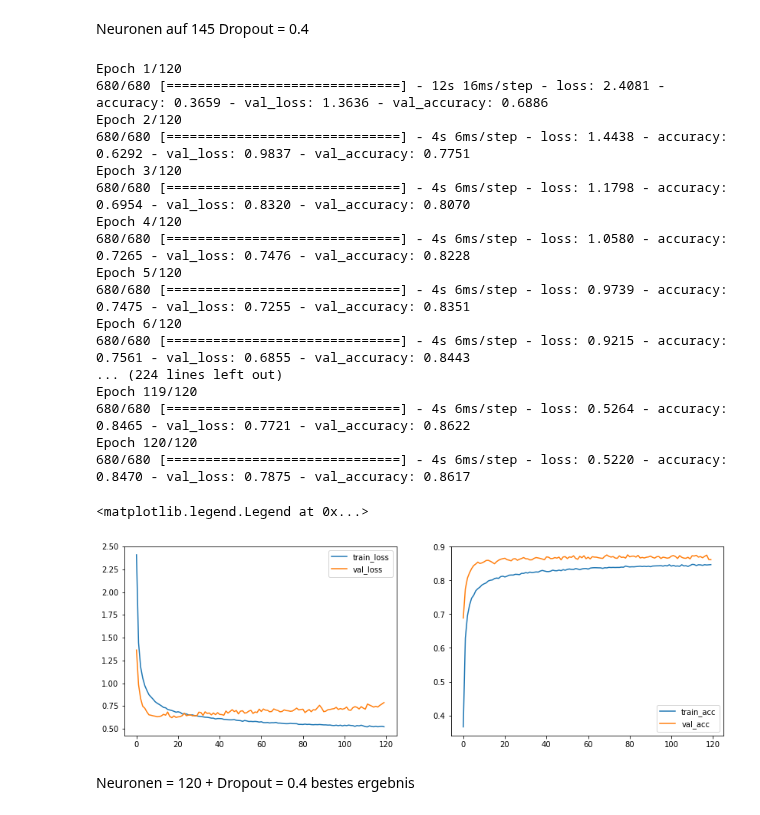
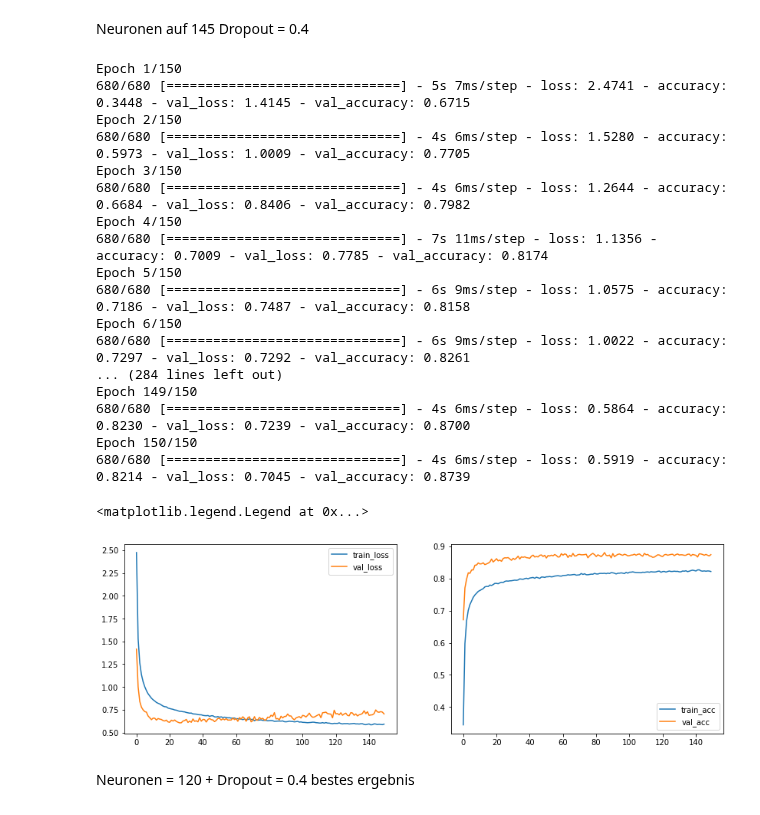
Before and after one commit to nmaaiken/neuro_modularbeit, a Jupyter notebook: 1_Hidden_Layer.ipynb, the cells around one changed output. Drawn from its saved outputs; the diff is of its cells as text; code cells hidden in the pictures.

```diff
--- a/1_Hidden_Layer.ipynb
+++ b/1_Hidden_Layer.ipynb
@@ -700,59 +698,59 @@ Neuronen auf 145 Dropout  = 0.4
 # %%
 # Definition Topologie des Netzes
 three_layer_mlp_dropout_30 = Sequential()
-three_layer_mlp_dropout_30.add(Dense(145, activation ='relu', input_dim=1024))
-three_layer_mlp_dropout_30.add(Dropout(0.4))
+three_layer_mlp_dropout_30.add(Dense(135, activation ='relu', input_dim=1024))
+three_layer_mlp_dropout_30.add(Dropout(0.45))
 three_layer_mlp_dropout_30.add(Dense(43, activation='softmax'))
 
 #Lernprozess konfigurieren
 three_layer_mlp_dropout_30.compile(loss='categorical_crossentropy',
               optimizer='adam',
               metrics=['accuracy'])
 
 #Early Stopping implementieren -> Vermeidet Overfitting nach Anstieg z.B. von val_loss=0,02
 # early_stopping = EarlyStopping(monitor="val_loss", min_delta=0.02, patience=12, verbose=1, restore_best_weights=True, start_from_epoch=15)
 
 # Modell trainieren
 three_layer_mlp_dropout_30_history = three_layer_mlp_dropout_30.fit(x_train_gray, y_train_gray,
-          epochs=120, #Anzahl Trainingsepochen
+          epochs=150, #Anzahl Trainingsepochen
           batch_size=128, #Batch-Size
           verbose=1,
           validation_data=(x_test_gray, y_test_gray),
           #  callbacks=[early_stopping]
 )
 #plt.plot(dnn_no_dropout_history.history['accuracy'], label='train_acc')
 #plt.plot(dnn_no_dropout_history.history['val_accuracy'], label='val_acc')
 plt.figure(figsize=(14,10))
 
 plt.subplot(221)
 plt.plot(three_layer_mlp_dropout_30_history.history['loss'], label='train_loss')
 plt.plot(three_layer_mlp_dropout_30_history.history['val_loss'], label='val_loss')
 plt.legend(['train_loss', 'val_loss'])
 
 plt.subplot(222)
 plt.plot(three_layer_mlp_dropout_30_history.history['accuracy'], label='train_acc')
 plt.plot(three_layer_mlp_dropout_30_history.history['val_accuracy'], label='val_acc')
 plt.legend(['train_acc', 'val_acc'])
 # %% [output]
-Epoch 1/120
-680/680 [==============================] - 12s 16ms/step - loss: 2.4081 - accuracy: 0.3659 - val_loss: 1.3636 - val_accuracy: 0.6886
-Epoch 2/120
-680/680 [==============================] - 4s 6ms/step - loss: 1.4438 - accuracy: 0.6292 - val_loss: 0.9837 - val_accuracy: 0.7751
-Epoch 3/120
-680/680 [==============================] - 4s 6ms/step - loss: 1.1798 - accuracy: 0.6954 - val_loss: 0.8320 - val_accuracy: 0.8070
-Epoch 4/120
-680/680 [==============================] - 4s 6ms/step - loss: 1.0580 - accuracy: 0.7265 - val_loss: 0.7476 - val_accuracy: 0.8228
-Epoch 5/120
-680/680 [==============================] - 4s 6ms/step - loss: 0.9739 - accuracy: 0.7475 - val_loss: 0.7255 - val_accuracy: 0.8351
-Epoch 6/120
-680/680 [==============================] - 4s 6ms/step - loss: 0.9215 - accuracy: 0.7561 - val_loss: 0.6855 - val_accuracy: 0.8443
-... (224 lines left out)
-Epoch 119/120
-680/680 [==============================] - 4s 6ms/step - loss: 0.5264 - accuracy: 0.8465 - val_loss: 0.7721 - val_accuracy: 0.8622
-Epoch 120/120
-680/680 [==============================] - 4s 6ms/step - loss: 0.5220 - accuracy: 0.8470 - val_loss: 0.7875 - val_accuracy: 0.8617
+Epoch 1/150
+680/680 [==============================] - 5s 7ms/step - loss: 2.4741 - accuracy: 0.3448 - val_loss: 1.4145 - val_accuracy: 0.6715
+Epoch 2/150
+680/680 [==============================] - 4s 6ms/step - loss: 1.5280 - accuracy: 0.5973 - val_loss: 1.0009 - val_accuracy: 0.7705
+Epoch 3/150
+680/680 [==============================] - 4s 6ms/step - loss: 1.2644 - accuracy: 0.6684 - val_loss: 0.8406 - val_accuracy: 0.7982
+Epoch 4/150
+680/680 [==============================] - 7s 11ms/step - loss: 1.1356 - accuracy: 0.7009 - val_loss: 0.7785 - val_accuracy: 0.8174
+Epoch 5/150
+680/680 [==============================] - 6s 9ms/step - loss: 1.0575 - accuracy: 0.7186 - val_loss: 0.7487 - val_accuracy: 0.8158
+Epoch 6/150
+680/680 [==============================] - 6s 9ms/step - loss: 1.0022 - accuracy: 0.7297 - val_loss: 0.7292 - val_accuracy: 0.8261
+... (284 lines left out)
+Epoch 149/150
+680/680 [==============================] - 4s 6ms/step - loss: 0.5864 - accuracy: 0.8230 - val_loss: 0.7239 - val_accuracy: 0.8700
+Epoch 150/150
+680/680 [==============================] - 4s 6ms/step - loss: 0.5919 - accuracy: 0.8214 - val_loss: 0.7045 - val_accuracy: 0.8739
 <matplotlib.legend.Legend at 0x...>
-[figure, old version]
+[figure, new version]
 # %% [markdown]
 Neuronen = 120 + Dropout = 0.4 bestes ergebnis
 # %% [markdown]
```
Also changed, not shown: parts of 9 cells of this notebook, 1 other file.
